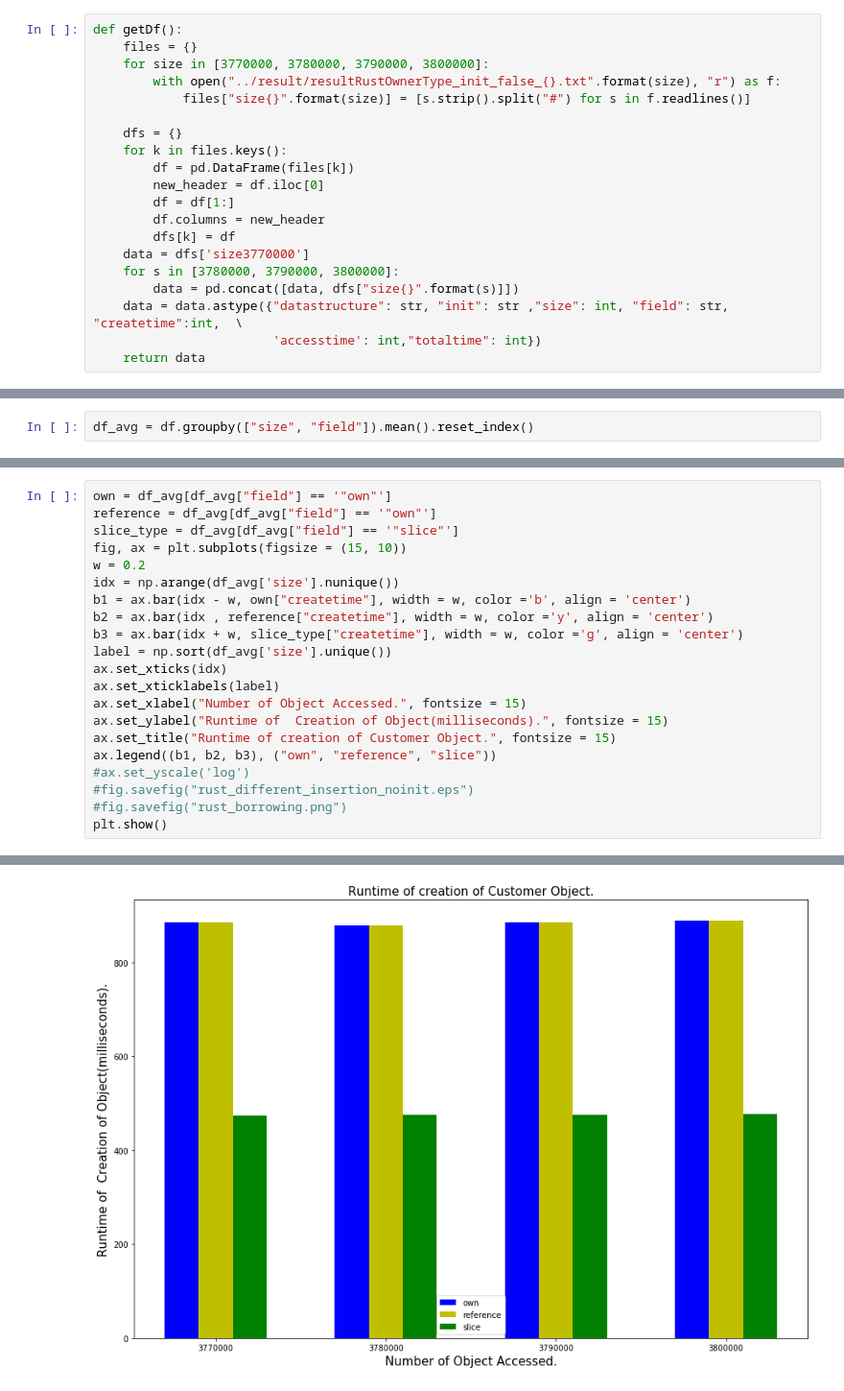
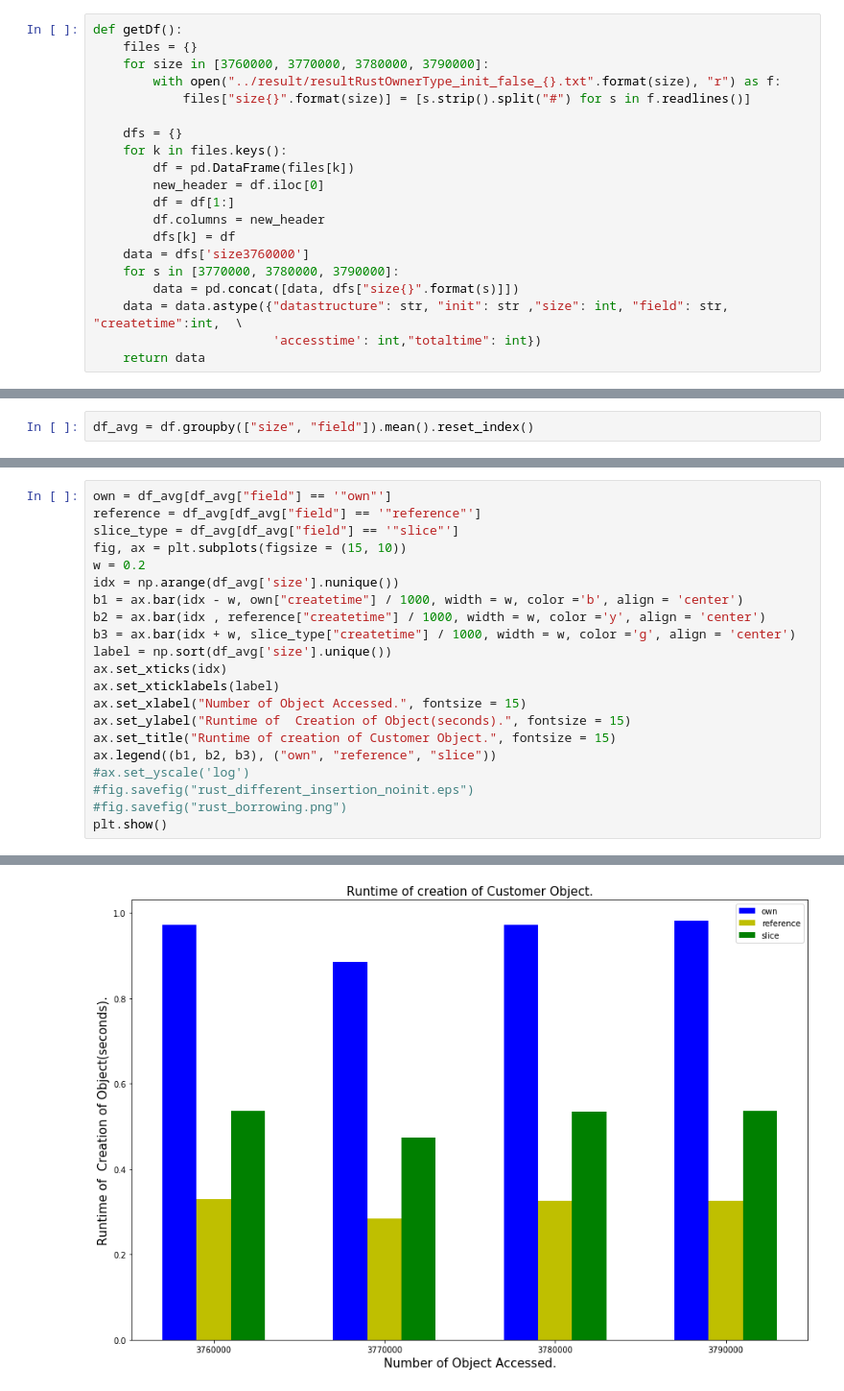
Before and after one commit to ShinsakuOkazaki/master-thesis, a Jupyter notebook: project/rust_vec_memalloc_for_different_type/analysis/visualize_withoutInitialize.ipynb, the cells around one changed output, grey strips where cells are left out. Shown at 96% size. Saved outputs shown, nothing was run; the diff lists cells and outputs as text.

```diff
--- a/project/rust_vec_memalloc_for_different_type/analysis/visualize_withoutInitialize.ipynb
+++ b/project/rust_vec_memalloc_for_different_type/analysis/visualize_withoutInitialize.ipynb
@@ -5,7 +5,7 @@ import matplotlib.pyplot as plt
 # %%
 def getDf():
     files = {}
-    for size in [3770000, 3780000, 3790000, 3800000]:
+    for size in [3760000, 3770000, 3780000, 3790000]:
         with open("../result/resultRustOwnerType_init_false_{}.txt".format(size), "r") as f:
             files["size{}".format(size)] = [s.strip().split("#") for s in f.readlines()]
 
@@ -16,8 +16,8 @@ def getDf():
         df = df[1:]
         df.columns = new_header
         dfs[k] = df
-    data = dfs['size3770000']
-    for s in [3780000, 3790000, 3800000]:
+    data = dfs['size3760000']
+    for s in [3770000, 3780000, 3790000]:
         data = pd.concat([data, dfs["size{}".format(s)]])
     data = data.astype({"datastructure": str, "init": str ,"size": int, "field": str, "createtime":int,  \
                         'accesstime': int,"totaltime": int})
@@ -54,18 +54,18 @@ The PostScript backend does not support transparency; partially transparent arti
 # %%
 own = df_avg[df_avg["field"] == '"own"']
-reference = df_avg[df_avg["field"] == '"own"']
+reference = df_avg[df_avg["field"] == '"reference"']
 slice_type = df_avg[df_avg["field"] == '"slice"']
 fig, ax = plt.subplots(figsize = (15, 10))
 w = 0.2
 idx = np.arange(df_avg['size'].nunique())
-b1 = ax.bar(idx - w, own["createtime"], width = w, color ='b', align = 'center')
-b2 = ax.bar(idx , reference["createtime"], width = w, color ='y', align = 'center')
-b3 = ax.bar(idx + w, slice_type["createtime"], width = w, color ='g', align = 'center')
+b1 = ax.bar(idx - w, own["createtime"] / 1000, width = w, color ='b', align = 'center')
+b2 = ax.bar(idx , reference["createtime"] / 1000, width = w, color ='y', align = 'center')
+b3 = ax.bar(idx + w, slice_type["createtime"] / 1000, width = w, color ='g', align = 'center')
 label = np.sort(df_avg['size'].unique())
 ax.set_xticks(idx)
 ax.set_xticklabels(label)
 ax.set_xlabel("Number of Object Accessed.", fontsize = 15)
-ax.set_ylabel("Runtime of  Creation of Object(milliseconds).", fontsize = 15)
+ax.set_ylabel("Runtime of  Creation of Object(seconds).", fontsize = 15)
 ax.set_title("Runtime of creation of Customer Object.", fontsize = 15)
 ax.legend((b1, b2, b3), ("own", "reference", "slice"))
 #ax.set_yscale('log')
@@ -78 +76 @@ The PostScript backend does not support transparency; partially transparent arti
-[figure, old version]
+[figure, new version]
```
Also changed, not shown: parts of 2 cells of this notebook, 18 other files.
